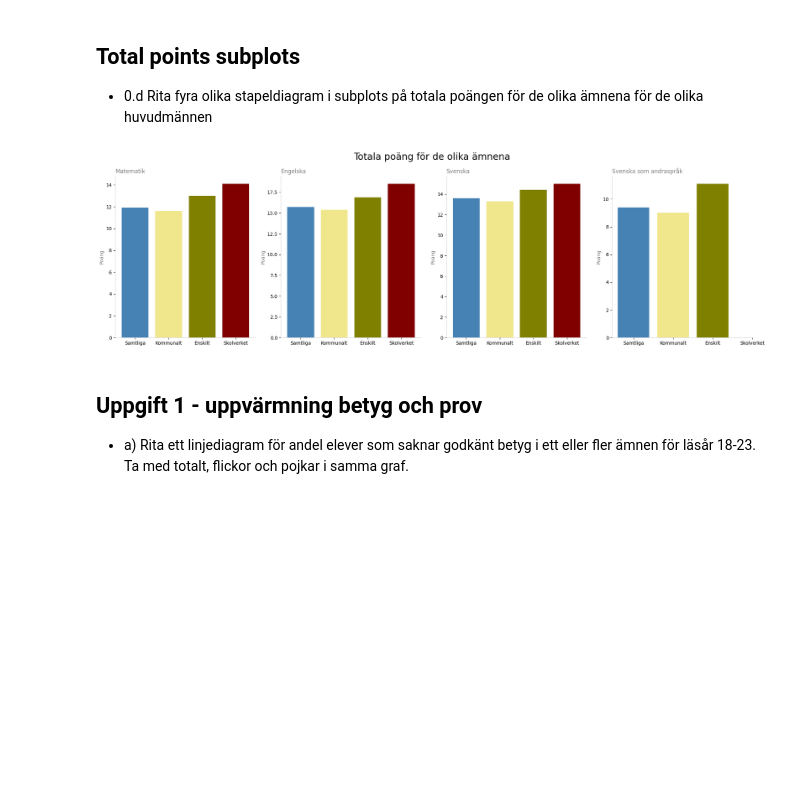
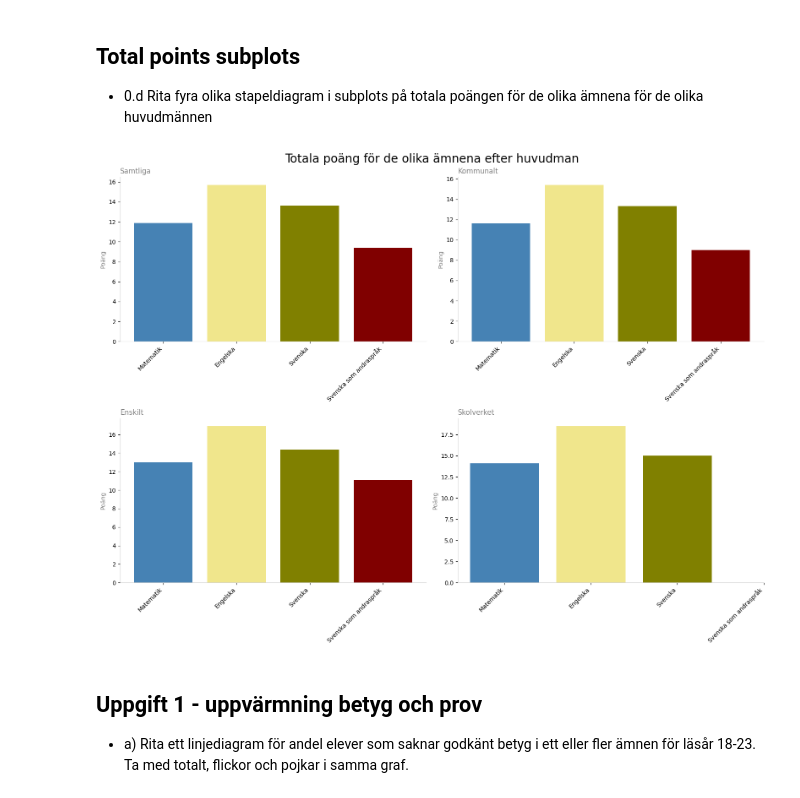
Before and after one commit to Utjiman/Python-Richard-Boden-OPA23, a Jupyter notebook: Labb2/Labb2.ipynb, the cells around one changed output. Cells and saved outputs as stored; diff of their text form; code cells hidden in the pictures; blank space fills up the shorter version.

```diff
--- a/Labb2/Labb2.ipynb
+++ b/Labb2/Labb2.ipynb
@@ -117,36 +125,40 @@ plt.show()
 # %%
 import numpy as np
 
 # Convert other language total scores to float, setting ".." as NaN
 cleaned_other_lang_total = [np.nan if x == '..' else float(x) for x in other_lang_total]
+# Subjects name
+subjects = ['Matematik', 'Engelska', 'Svenska', 'Svenska som andraspråk']
+# Huvudmännens name for x-axis
+labels = ['Samtliga', 'Kommunalt', 'Enskilt', 'Skolverket']
+# Create 4 subplots in a 2x2 layout
+fig, axes = plt.subplots(nrows=2, ncols=2, figsize=(16, 12))
 
-subjects = [('Matematik', math_total), ('Engelska', english_total), ('Svenska', swedish_total), ('Svenska som andraspråk', cleaned_other_lang_total)] # define the subjects
-labels = ['Samtliga', 'Kommunalt', 'Enskilt', 'Skolverket']  # labels for x-axis
-tick_positions = range(len(labels))  # positions for each x-axis label
+# Flattens ax-array for easier iteration
+# This converts the multi-dimensional array into a 1D array, making it easier to loop through each subplot // Thanks chatgpt :)
+axes = axes.flatten()
 
-fig, axes = plt.subplots(1, 4, figsize=(20, 6))  # Creates 4 subplots
+# For each huvudman, create a chart with points for each subject
+for i, label in enumerate(labels):
+    # Gets the scores for each subject for the current huvudmans authority
+    totals = [math_total[i], english_total[i], swedish_total[i], cleaned_other_lang_total[i]]
+    axes[i].bar(subjects, totals, color=colors)
+    axes[i].set_title(label, loc="left", color='grey')
+    axes[i].set_xticks(range(len(subjects)))  # Define the positions for the x-ticks
+    axes[i].set_xticklabels(subjects, rotation=45, ha="right")  # Rotate 45 degrees for better readability
+    axes[i].set_ylabel('Poäng', color='grey')
+    axes[i].spines['right'].set_visible(False)
+    axes[i].spines['top'].set_visible(False)
+    axes[i].spines['bottom'].set_color('lightgray')
+    axes[i].spines['left'].set_color('lightgray')
 
-# Loop through each subject and its totals to create individual bar charts
-for ax, (title, totals) in zip(axes, subjects):
-    ax.bar(tick_positions, totals, color=colors)  # Plot bars at predefined postitions.
-    ax.set_title(title, loc="left", color= 'grey')
-    ax.set_xticks(tick_positions)  # Set the positions for the x-ticks
-    ax.set_xticklabels(labels, rotation=0)
-    ax.set_ylabel('Poäng', color='grey')
-    # Hide the right and top spines for a cleaner look
-    ax.spines.right.set_visible(False)
-    ax.spines.top.set_visible(False)
-    # Set the color of the bottom and left spines
-    ax.spines['bottom'].set_color('lightgray')
-    ax.spines['left'].set_color('lightgray')
+# Sets a supertitle
+fig.suptitle('Totala poäng för de olika ämnena efter huvudman', fontsize=20)
 
-    fig.suptitle('Totala poäng för de olika ämnena', fontsize= 20) # adds a title for the entire figure
-
-# Adjust the layout to make sure everything fits without overlapping
 plt.tight_layout()
 plt.show()
 # %% [output]
-[figure, old version]
+[figure, new version]
 # %% [markdown]
 ## Uppgift 1 - uppvärmning betyg och prov
 
```
Also changed, not shown: parts of 6 cells of this notebook, 4 other files.
